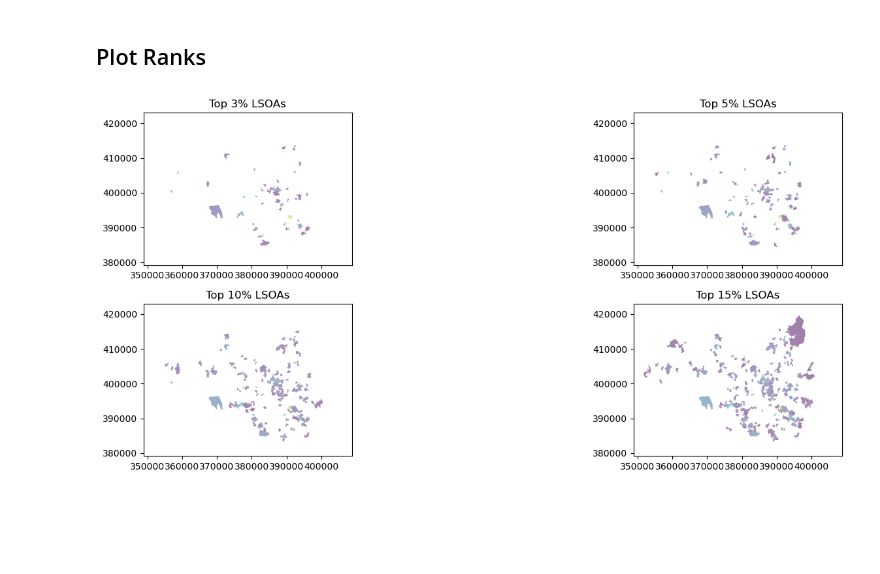
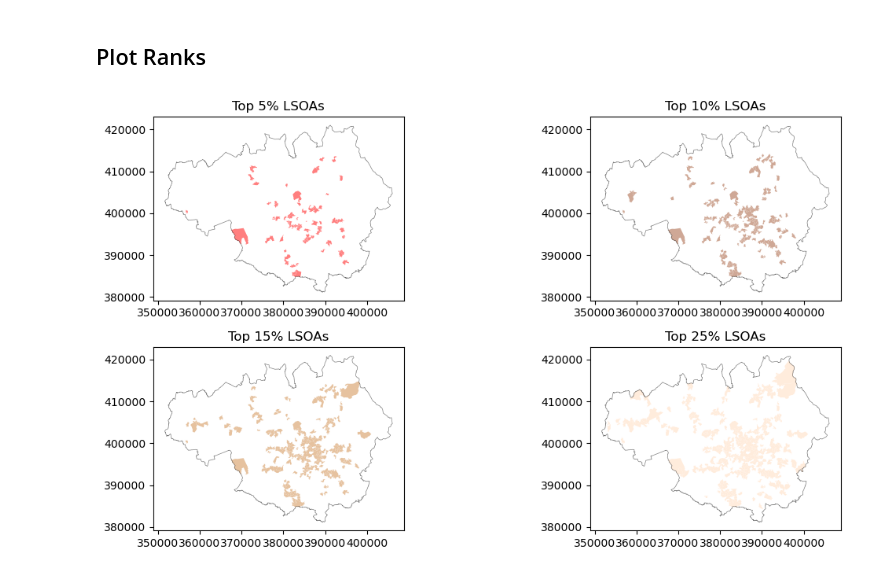
Before and after one commit to krnaskr/Dissertation, a Jupyter notebook: C. Supply and Demand Indices.ipynb, the cells around one changed output. Cells and saved outputs as stored; diff of their text form; code cells hidden in the pictures; blank space fills up the shorter version.

```diff
--- a/C. Supply and Demand Indices.ipynb
+++ b/C. Supply and Demand Indices.ipynb
@@ -224,5 +224,4 @@ lsoa_demand
 # %%
-## Drop unnecessary columns
-
-lsoa_demand = lsoa_demand.drop(columns=["Lower laye"])
-lsoa_demand = lsoa_demand.rename(columns={"65+ Percen" : "elderly_percent", "16- Percen" : "child_percent", "Disabled-N" : "dis-car", "pop_densit" : "pop_dens"})
+## Rename column to make it easier to understand
+lsoa_demand = lsoa_demand.rename(columns={"women_perc" : "women_percent", "elderly_pe" : "elderly_percent", "children_p" : "child_percent", "pop_densit" : "pop_dens", "disabled_n" : "dis_no_car", "deprived_p" : "deprived_percent"})
+lsoa_demand
@@ -229,5 +242,7 @@ lsoa_demand = lsoa_demand.rename(columns={"65+ Percen" : "elderly_percent", "16-
 # %%
 ## Calculate normalised value of each column
+
+lsoa_demand["women_percent_norm"] = lsoa_demand["women_percent"] / lsoa_demand["women_percent"].max()
 
 lsoa_demand["elderly_percent_norm"] = lsoa_demand["elderly_percent"] / lsoa_demand["elderly_percent"].max()
 
@@ -235,12 +250,14 @@ lsoa_demand["child_percent_norm"] = lsoa_demand["child_percent"] / lsoa_demand["
 
 lsoa_demand["pop_dens_norm"] = lsoa_demand["pop_dens"] / lsoa_demand["pop_dens"].max()
 
-lsoa_demand["dis-car_norm"] = lsoa_demand["dis-car"] / lsoa_demand["dis-car"].max()
+lsoa_demand["dis_no_car_norm"] = lsoa_demand["dis_no_car"] / lsoa_demand["dis_no_car"].max()
+
+lsoa_demand["deprived_percent_norm"] = lsoa_demand["deprived_percent"] / lsoa_demand["deprived_percent"].max()
 # %%
 ## Calculate demand index
 
-n_demand = 4 ## Number of variables considered in the index
-lsoa_demand["pt_demand"] = (lsoa_demand["elderly_percent_norm"] + lsoa_demand["child_percent_norm"] + lsoa_demand["pop_dens_norm"] + lsoa_demand["dis-car_norm"]) / n_demand
+n_demand = 6  ## Number of variables considered in the index
+lsoa_demand["pt_demand"] = (lsoa_demand["women_percent_norm"] + lsoa_demand["elderly_percent_norm"] + lsoa_demand["child_percent_norm"] + lsoa_demand["pop_dens_norm"] + lsoa_demand["dis_no_car_norm"] + lsoa_demand["deprived_percent_norm"]) / n_demand
 # %%
 lsoa_demand
 # %% [output]
@@ -420,33 +437,33 @@ pt_supply_demand_3 = pt_supply_demand_sorted[pt_supply_demand_sorted["diff_rank"
 pt_supply_demand_5 = pt_supply_demand_sorted[pt_supply_demand_sorted["diff_rank"] <= top_5_percent]
 pt_supply_demand_10 = pt_supply_demand_sorted[pt_supply_demand_sorted["diff_rank"] <= top_10_percent]
 pt_supply_demand_15 = pt_supply_demand_sorted[pt_supply_demand_sorted["diff_rank"] <= top_15_percent]
-pt_supply_demand_25 = pt_supply_demand_sorted[pt_supply_demand_sorted["diff_rank"] <= top_15_percent]
+pt_supply_demand_25 = pt_supply_demand_sorted[pt_supply_demand_sorted["diff_rank"] <= top_25_percent]
 # %%
 ## Set up the plots
-fig, axes = plt.subplots(2, 2, figsize=(18, 6))
-
-## Plot top 3% LSOAs
-pt_supply_demand_3.plot(ax=axes[0,0], column='demand_supply_differences', legend=False, cmap='viridis')
-lsoa.plot(ax=axes[0,0], facecolor="white", alpha=0.5, edgecolor="none", linewidth=0.5)
-axes[0,0].set_title('Top 3% LSOAs')
+fig, axes = plt.subplots(2, 2, figsize=(12, 6))
 
 ## Plot top 5% LSOAs
-pt_supply_demand_5.plot(ax=axes[0,1], column='demand_supply_differences', legend=False, cmap='viridis')
-lsoa.plot(ax=axes[0,1], facecolor="white", alpha=0.5, edgecolor="none", linewidth=0.5)
-axes[0,1].set_title('Top 5% LSOAs')
+pt_supply_demand_5.plot(ax=axes[0,0], facecolor="red", legend=False)
+lsoa_outline.plot(ax=axes[0,0], facecolor="w", alpha=0.5, edgecolor="black", linewidth=0.5)
+axes[0,0].set_title('Top 5% LSOAs')
 
 ## Plot top 10% LSOAs
-pt_supply_demand_10.plot(ax=axes[1,0], column='demand_supply_differences', legend=False, cmap='viridis')
-lsoa.plot(ax=axes[1,0], facecolor="white", alpha=0.5, edgecolor="none", linewidth=0.5)
-axes[1,0].set_title('Top 10% LSOAs')
+pt_supply_demand_10.plot(ax=axes[0,1], facecolor="sienna", legend=False)
+lsoa_outline.plot(ax=axes[0,1], facecolor="w", alpha=0.5, edgecolor="black", linewidth=0.5)
+axes[0,1].set_title('Top 10% LSOAs')
 
 ## Plot top 15% LSOAs
-pt_supply_demand_15.plot(ax=axes[1,1], column='demand_supply_differences', legend=False, cmap='viridis')
-lsoa.plot(ax=axes[1,1], facecolor="white", alpha=0.5, edgecolor="none", linewidth=0.5)
-axes[1,1].set_title('Top 15% LSOAs')
+pt_supply_demand_15.plot(ax=axes[1,0], facecolor="peru", legend=False)
+lsoa_outline.plot(ax=axes[1,0], facecolor="w", alpha=0.5, edgecolor="black", linewidth=0.5)
+axes[1,0].set_title('Top 15% LSOAs')
+
+## Plot top 25% LSOAs
+pt_supply_demand_25.plot(ax=axes[1,1], facecolor="peachpuff", legend=False)
+lsoa_outline.plot(ax=axes[1,1], facecolor="w", alpha=0.5, edgecolor="black", linewidth=0.5)
+axes[1,1].set_title('Top 25% LSOAs')
 
 ## Display the plots
 plt.tight_layout()
 plt.show()
 # %% [output]
-[figure, old version]
+[figure, new version]
```
Also changed, not shown: parts of 13 cells of this notebook.
